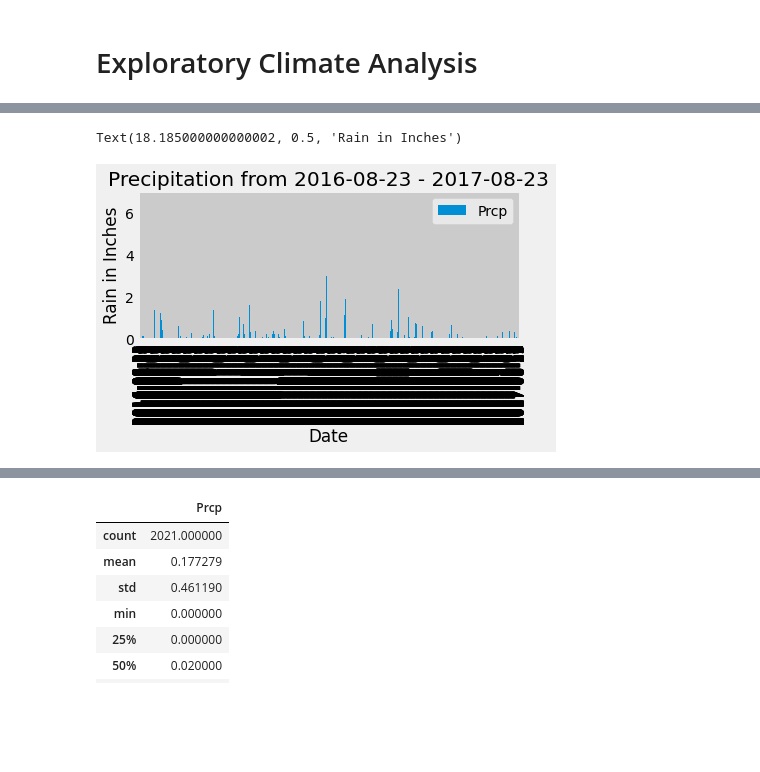
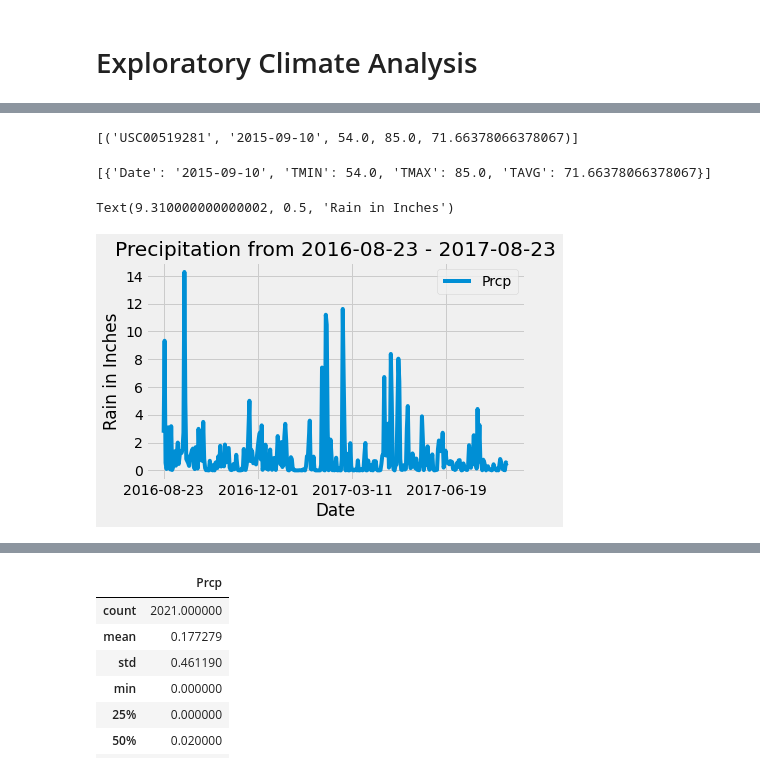
Before and after one commit to Leonardo-Urrutia/sqlalchemy-challenge, a Jupyter notebook: climate_starter.ipynb, the cells around one changed output, grey strips where cells are left out. Drawn from its saved outputs; the diff is of its cells as text; code cells hidden in the pictures; blank space fills up the shorter version.

Commit message:
Finished all API routes and touched up prcp graph

```diff
--- a/climate_starter.ipynb
+++ b/climate_starter.ipynb
@@ -83,3 +83,4 @@ precip_df = pd.DataFrame(precip_data, columns = ['Date', 'Prcp'])
 # Save the query results as a Pandas DataFrame and set the index to the date column
 # Sort the dataframe by date
 precip_df = precip_df.set_index("Date", drop=True).sort_values("Date")
+precip_gb = precip_df.groupby("Date").sum()
@@ -103,14 +104,36 @@ precip_df
+# %%
+session.query(measurement.station, measurement.date, func.min(measurement.tobs), func.max(measurement.tobs), func.avg(measurement.tobs)).\
+    group_by(measurement.station).\
+    filter(measurement.station == "USC00519281").all()
+# %% [output]
+[('USC00519281', '2015-09-10', 54.0, 85.0, 71.66378066378067)]
+# %%
+results = session.query(measurement.station, measurement.date, func.min(measurement.tobs), func.max(measurement.tobs), func.avg(measurement.tobs)).\
+    group_by(measurement.station).\
+    filter(measurement.station == "USC00519281").all()
+
+start_tobs = []
+
+for sta, date, tmin, tmax, tavg in results:
+    stobs_dict = {}
+    if date >= "2015-09-10":
+        stobs_dict["Date"] = date
+        stobs_dict["TMIN"] = tmin
+        stobs_dict["TMAX"] = tmax
+        stobs_dict["TAVG"] = tavg
+        start_tobs.append(stobs_dict)
+start_tobs
+# %% [output]
+[{'Date': '2015-09-10', 'TMIN': 54.0, 'TMAX': 85.0, 'TAVG': 71.66378066378067}]
 # %%
 # Use Pandas Plotting with Matplotlib to plot the data
-
-ax = precip_df.reset_index().plot(kind="bar", x="Date", y="Prcp")
-ax
+line_plot = precip_gb.plot(kind="line", y="Prcp")
+line_plot.xaxis.set_major_locator(plt.MaxNLocator(5))
+line_plot.yaxis.set_major_locator(plt.MaxNLocator(10))
 plt.tight_layout()
 plt.title("Precipitation from 2016-08-23 - 2017-08-23")
 plt.xlabel("Date")
 plt.ylabel("Rain in Inches")
-# fig.autofmt_xdate()
-# plt.xticks(np.arange(min(precip_df["Date"]), max(precip_df["Prcp"], )), ('2016-08-23', '2016-10-01', '2016-11-09', '2016-12-19', '2017-01-28', '2017-03-09', '2017-04-18', '2017-05-31', '2017-07-10'))
 # %% [output]
-Text(18.185000000000002, 0.5, 'Rain in Inches')
+Text(9.310000000000002, 0.5, 'Rain in Inches')
-[figure, old version]
+[figure, new version]
```
Also changed, not shown: parts of 3 cells of this notebook, 2 other files.
